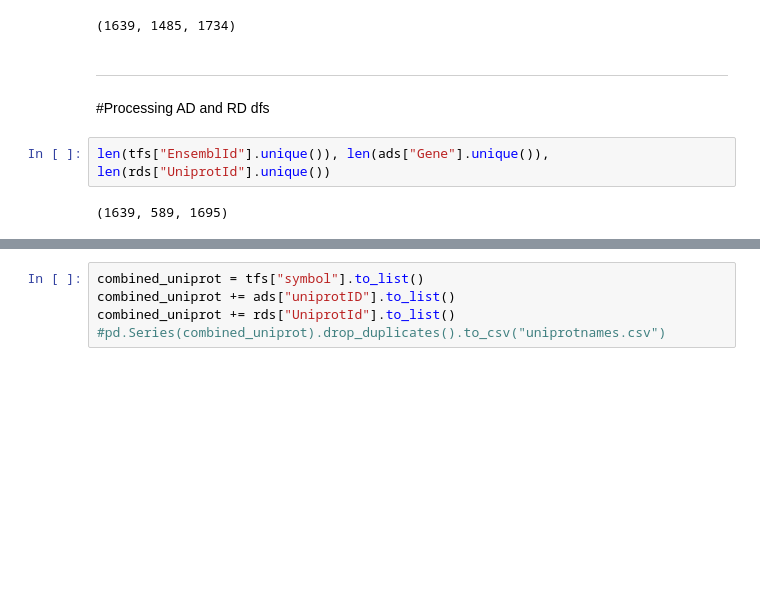
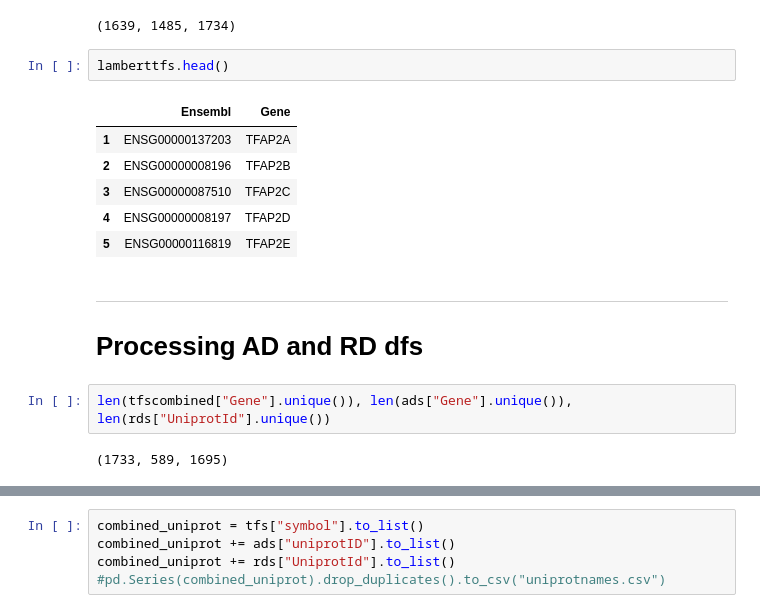
Before and after one commit to kinseylong/StallerRotation, a Jupyter notebook: TF_list/TF_AD_RD.ipynb, the cells around one changed output, grey strips where cells are left out. Saved outputs shown, nothing was run; the diff lists cells and outputs as text; blank space fills up the shorter version.

```diff
--- a/TF_list/TF_AD_RD.ipynb
+++ b/TF_list/TF_AD_RD.ipynb
@@ -71,10 +82,19 @@ alltf_ensembl = set(list(lambert_tf_ensembl) + list(protatlas_tf_ensembl))
 len(lambert_tf_ensembl), len(protatlas_tf_ensembl), len(alltf_ensembl)
 # %% [output]
 (1639, 1485, 1734)
+# %%
+lamberttfs.head()
+# %% [output]
+|  | Ensembl | Gene |
+| 1 | ENSG00000137203 | TFAP2A |
+| 2 | ENSG00000008196 | TFAP2B |
+| 3 | ENSG00000087510 | TFAP2C |
+| 4 | ENSG00000008197 | TFAP2D |
+| 5 | ENSG00000116819 | TFAP2E |
 # %% [markdown]
 ---
-#Processing AD and RD dfs
+# Processing AD and RD dfs
 # %%
-len(tfs["EnsemblId"].unique()), len(ads["Gene"].unique()), len(rds["UniprotId"].unique())
+len(tfscombined["Gene"].unique()), len(ads["Gene"].unique()), len(rds["UniprotId"].unique())
 # %% [output]
-(1639, 589, 1695)
+(1733, 589, 1695)
```
Also changed, not shown: parts of 10 cells of this notebook, 10 other files.
